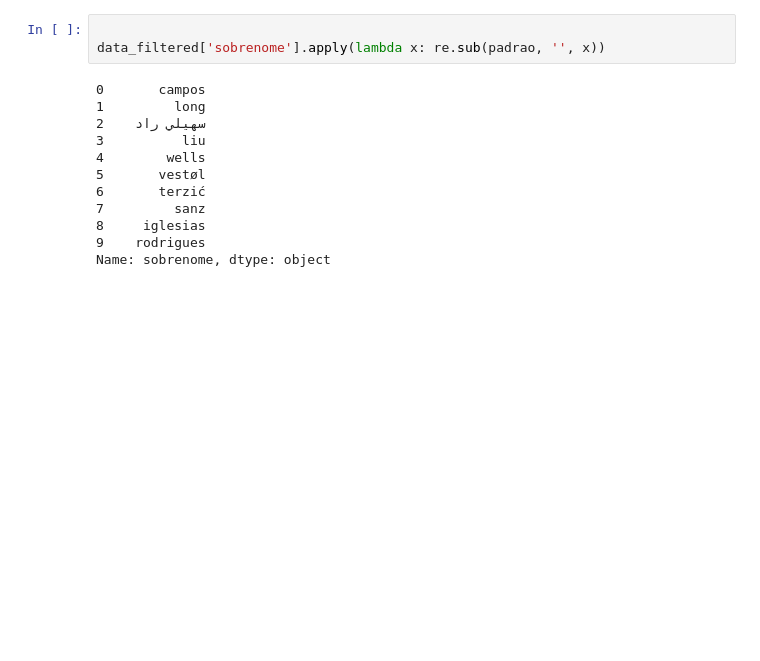
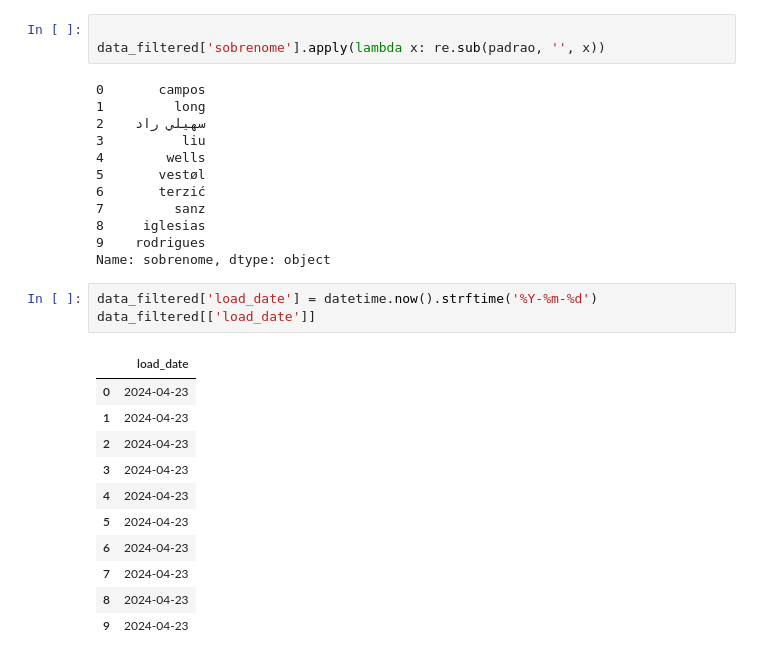
Before and after one commit to liraeduardo/dataops-de04, a Jupyter notebook: app/python/get_data.ipynb, the cells around one changed output. Drawn from its saved outputs; the diff is of its cells as text; blank space fills up the shorter version.

```diff
--- a/app/python/get_data.ipynb
+++ b/app/python/get_data.ipynb
@@ -196,6 +153,21 @@ data_filtered['sobrenome'].apply(lambda x: re.sub(padrao, '', x))
 8     iglesias
 9    rodrigues
 Name: sobrenome, dtype: object
+# %%
+data_filtered['load_date'] = datetime.now().strftime('%Y-%m-%d')
+data_filtered[['load_date']]
+# %% [output]
+|  | load_date |
+| 0 | 2024-04-23 |
+| 1 | 2024-04-23 |
+| 2 | 2024-04-23 |
+| 3 | 2024-04-23 |
+| 4 | 2024-04-23 |
+| 5 | 2024-04-23 |
+| 6 | 2024-04-23 |
+| 7 | 2024-04-23 |
+| 8 | 2024-04-23 |
+| 9 | 2024-04-23 |
 # %%
 data_filtered
 # %% [output]
```
Also changed, not shown: parts of 16 cells of this notebook, 25 other files.
